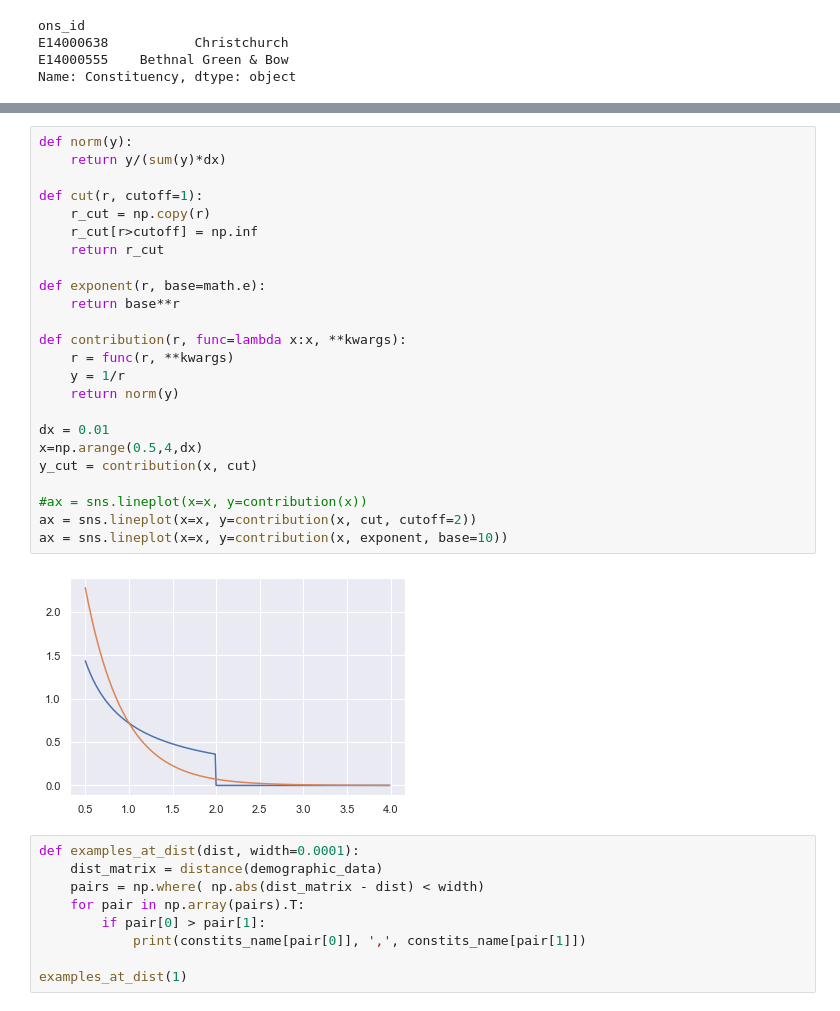
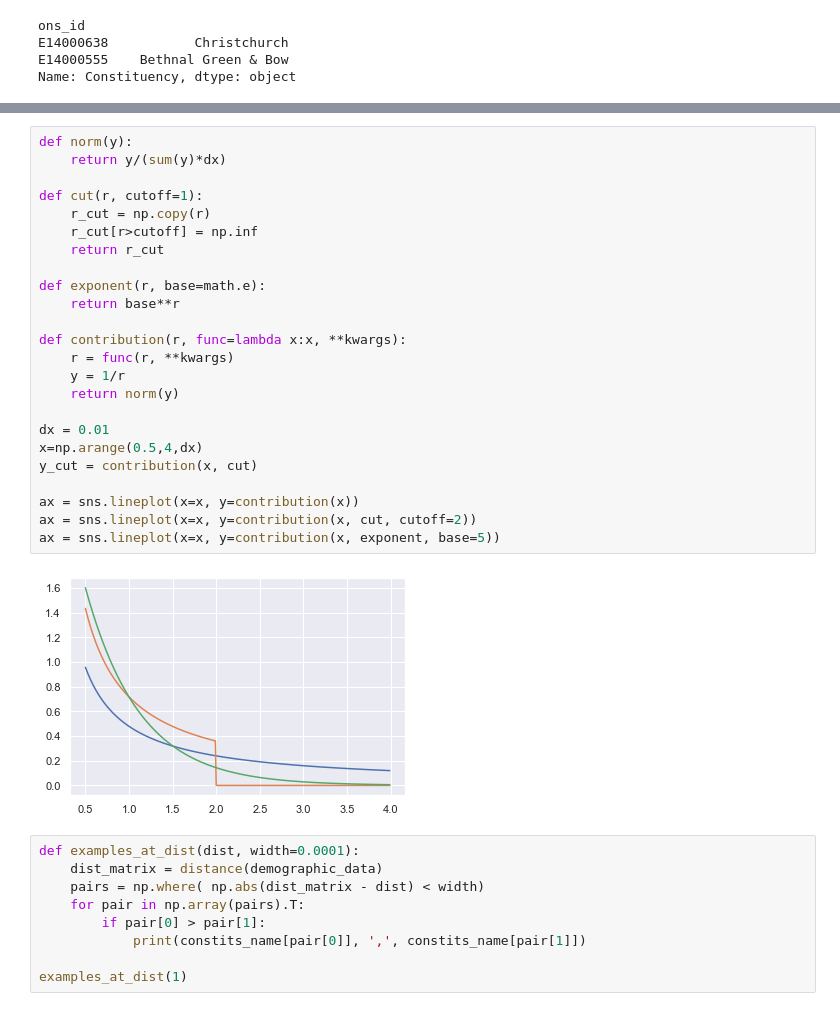
Before and after one commit to velocirobbie/labour-campaigns, a Jupyter notebook: localcampaigns.ipynb, the cells around one changed output, grey strips where cells are left out. Cells and saved outputs as stored; diff of their text form.

```diff
--- a/localcampaigns.ipynb
+++ b/localcampaigns.ipynb
@@ -252,29 +287,29 @@ $$ r^{\rm{exp}}_{ij} = n ^ {\; r^{\rm{Euclidian}}_{ij}} $$
 # %%
 def norm(y):
     return y/(sum(y)*dx)
 
 def cut(r, cutoff=1):
     r_cut = np.copy(r)
     r_cut[r>cutoff] = np.inf
     return r_cut
 
 def exponent(r, base=math.e):
     return base**r
 
 def contribution(r, func=lambda x:x, **kwargs):
     r = func(r, **kwargs)
     y = 1/r
     return norm(y)
 
 dx = 0.01
 x=np.arange(0.5,4,dx)
 y_cut = contribution(x, cut)
 
-#ax = sns.lineplot(x=x, y=contribution(x))
+ax = sns.lineplot(x=x, y=contribution(x))
 ax = sns.lineplot(x=x, y=contribution(x, cut, cutoff=2))
-ax = sns.lineplot(x=x, y=contribution(x, exponent, base=10))
+ax = sns.lineplot(x=x, y=contribution(x, exponent, base=5))
 # %% [output]
-[figure, old version]
+[figure, new version]
 # %%
 def examples_at_dist(dist, width=0.0001):
     dist_matrix = distance(demographic_data)
```
Also changed, not shown: parts of 31 cells of this notebook.
